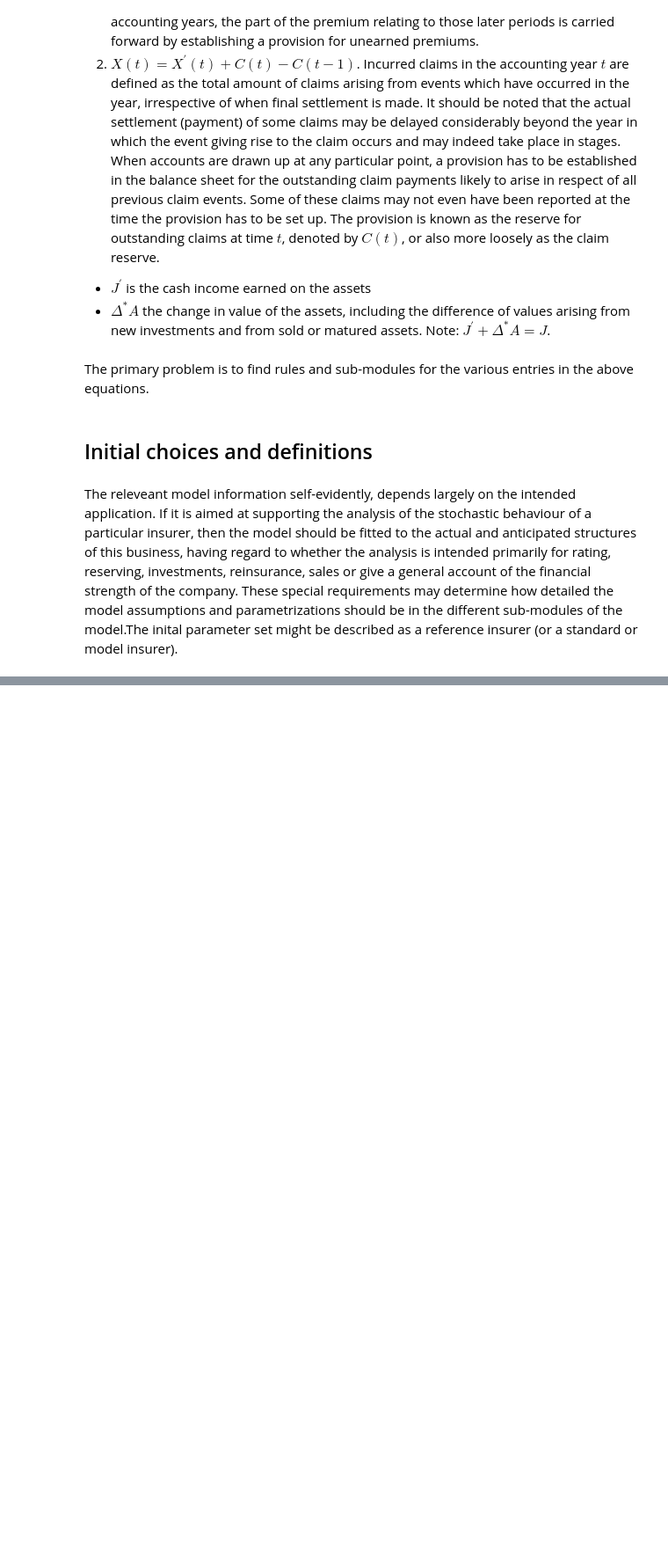
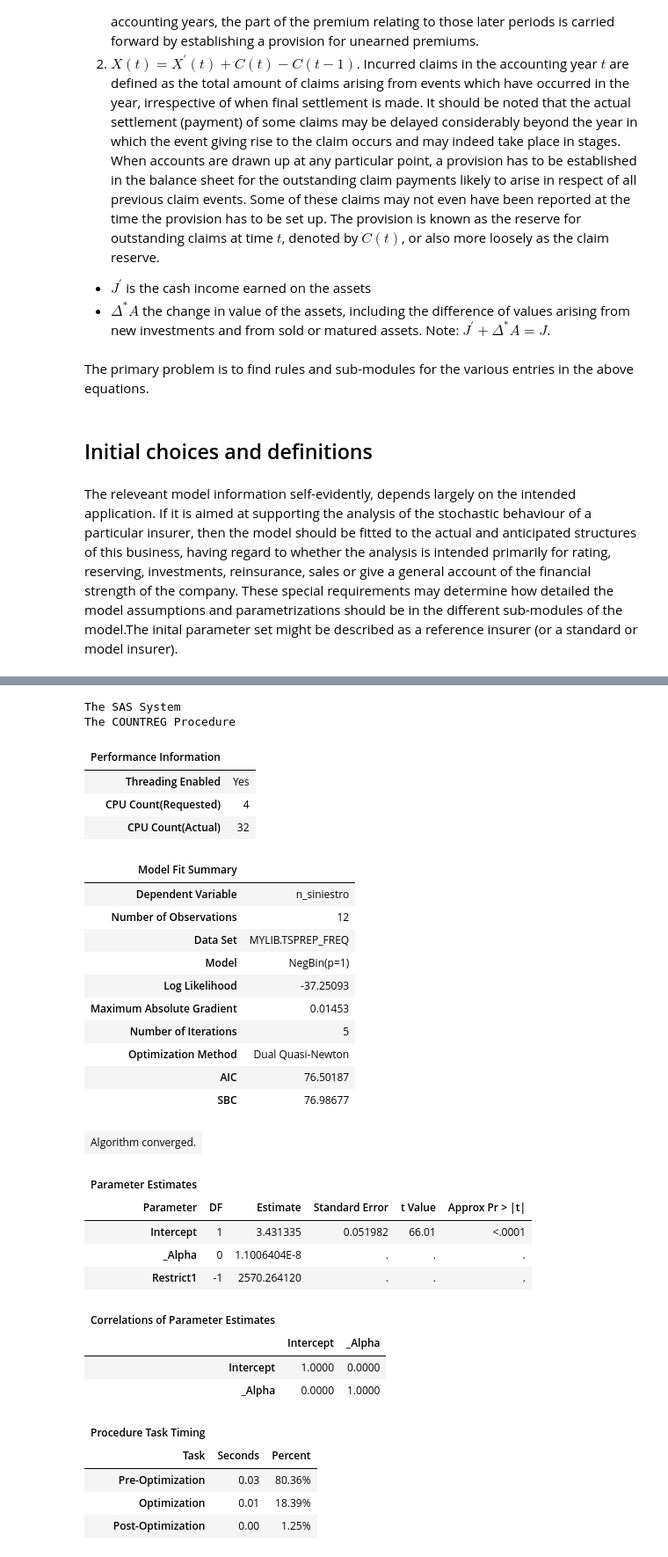
Before and after one commit to jenriqps/risk_theory, a Jupyter notebook: 07_Case_05_Stochastic_Analysis_Insurance.ipynb, the cells around one changed output, grey strips where cells are left out. Shown at 88% size. Drawn from its saved outputs; the diff is of its cells as text; code cells hidden in the pictures; blank space fills up the shorter version.

```diff
--- a/07_Case_05_Stochastic_Analysis_Insurance.ipynb
+++ b/07_Case_05_Stochastic_Analysis_Insurance.ipynb
@@ -75,0 +230,42 @@ The releveant model information self-evidently, depends largely on the intended
+# %%
+/* Estimating the parameters of the negative binomial regression model that uses a quadratic variance function */
+ods output FitSummary=mylib.fs_nb1;
+proc countreg data=mylib.tsPrep_freq corrb;
+	model n_siniestro= / dist=negbin(p=1);
+	store mylib.cntStr_nb1;
+    nloptions tech=QUANEW maxiter=1000;
+	performance  details;
+run;
+# %% [output]
+The SAS System
+The COUNTREG Procedure
+| Performance Information |  |
+| Threading Enabled | Yes |
+| CPU Count(Requested) | 4 |
+| CPU Count(Actual) | 32 |
+| Model Fit Summary |  |
+| Dependent Variable | n_siniestro |
+| Number of Observations | 12 |
+| Data Set | MYLIB.TSPREP_FREQ |
+| Model | NegBin(p=1) |
+| Log Likelihood | -37.25093 |
+| Maximum Absolute Gradient | 0.01453 |
+| Number of Iterations | 5 |
+| Optimization Method | Dual Quasi-Newton |
+| AIC | 76.50187 |
+| SBC | 76.98677 |
+| Algorithm converged. |
+| Parameter Estimates |  |  |  |  |  |
+| Parameter | DF | Estimate | Standard Error | t Value | Approx Pr > |t| |
+| Intercept | 1 | 3.431335 | 0.051982 | 66.01 | <.0001 |
+| _Alpha | 0 | 1.1006404E-8 | . | . | . |
+| Restrict1 | -1 | 2570.264120 | . | . | . |
+| Correlations of Parameter Estimates |  |  |
+|  | Intercept | _Alpha |
+| Intercept | 1.0000 | 0.0000 |
+| _Alpha | 0.0000 | 1.0000 |
+| Procedure Task Timing |  |  |
+| Task | Seconds | Percent |
+| Pre-Optimization | 0.03 | 80.36% |
+| Optimization | 0.01 | 18.39% |
+| Post-Optimization | 0.00 | 1.25% |
```
Also changed, not shown: parts of 7 cells of this notebook.
